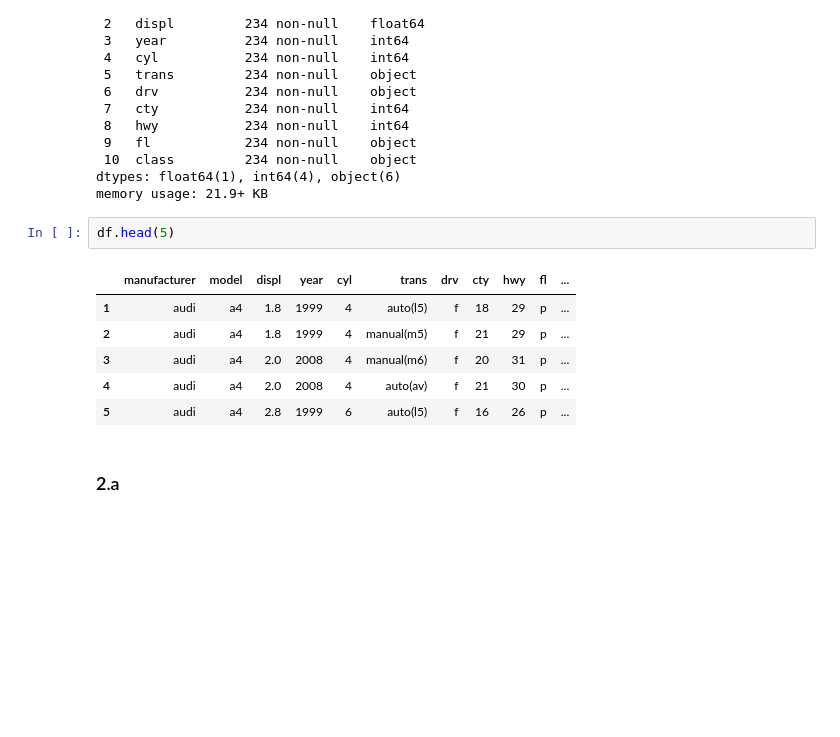
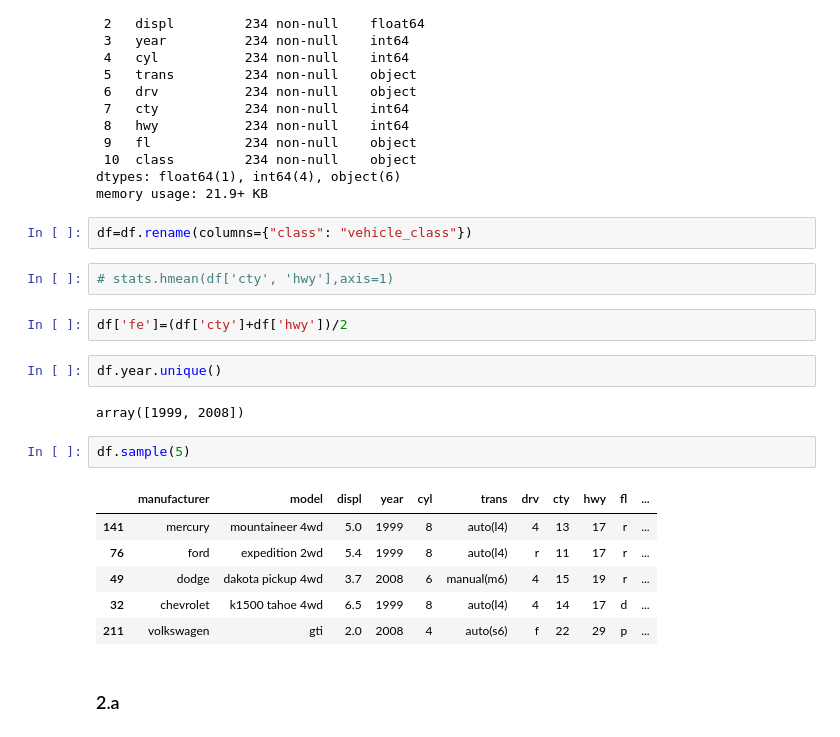
Before and after one commit to hinzle/statistics-exercises, a Jupyter notebook: hypothesis_testing.ipynb, the cells around one changed output. Cells and saved outputs as stored; diff of their text form; blank space fills up the shorter version.

```diff
--- a/hypothesis_testing.ipynb
+++ b/hypothesis_testing.ipynb
@@ -193,15 +206,25 @@ Data columns (total 11 columns):
  10  class         234 non-null    object
 dtypes: float64(1), int64(4), object(6)
 memory usage: 21.9+ KB
+# %%
+df=df.rename(columns={"class": "vehicle_class"})
+# %%
+# stats.hmean(df['cty', 'hwy'],axis=1)
+# %%
+df['fe']=(df['cty']+df['hwy'])/2
+# %%
+df.year.unique()
+# %% [output]
+array([1999, 2008])
 # %%
-df.head(5)
+df.sample(5)
 # %% [output]
 |  | manufacturer | model | displ | year | cyl | trans | drv | cty | hwy | fl | ... |
-| 1 | audi | a4 | 1.8 | 1999 | 4 | auto(l5) | f | 18 | 29 | p | ... |
-| 2 | audi | a4 | 1.8 | 1999 | 4 | manual(m5) | f | 21 | 29 | p | ... |
-| 3 | audi | a4 | 2.0 | 2008 | 4 | manual(m6) | f | 20 | 31 | p | ... |
-| 4 | audi | a4 | 2.0 | 2008 | 4 | auto(av) | f | 21 | 30 | p | ... |
-| 5 | audi | a4 | 2.8 | 1999 | 6 | auto(l5) | f | 16 | 26 | p | ... |
+| 141 | mercury | mountaineer 4wd | 5.0 | 1999 | 8 | auto(l4) | 4 | 13 | 17 | r | ... |
+| 76 | ford | expedition 2wd | 5.4 | 1999 | 8 | auto(l4) | r | 11 | 17 | r | ... |
+| 49 | dodge | dakota pickup 4wd | 3.7 | 2008 | 6 | manual(m6) | 4 | 15 | 19 | r | ... |
+| 32 | chevrolet | k1500 tahoe 4wd | 6.5 | 1999 | 8 | auto(l4) | 4 | 14 | 17 | d | ... |
+| 211 | volkswagen | gti | 2.0 | 2008 | 4 | auto(s6) | f | 22 | 29 | p | ... |
 # %% [markdown]
 ### 2.a
 # %% [markdown]
```
Also changed, not shown: parts of 165 cells of this notebook, 2 other files.
